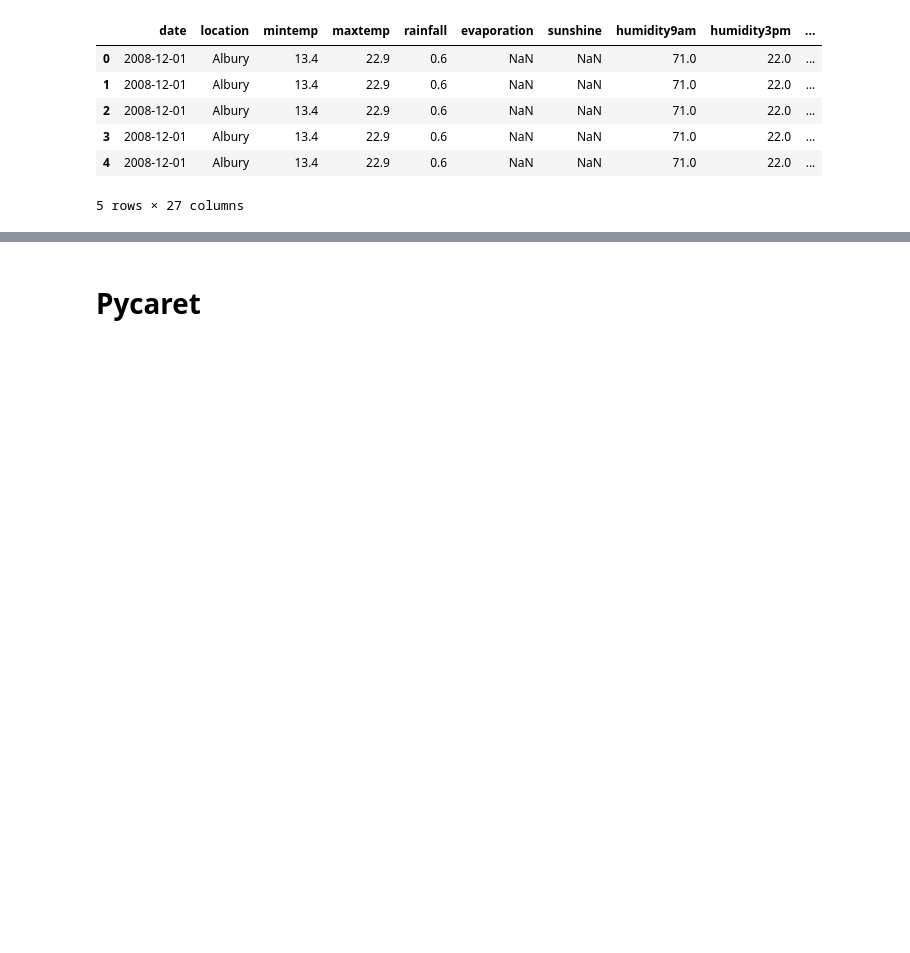
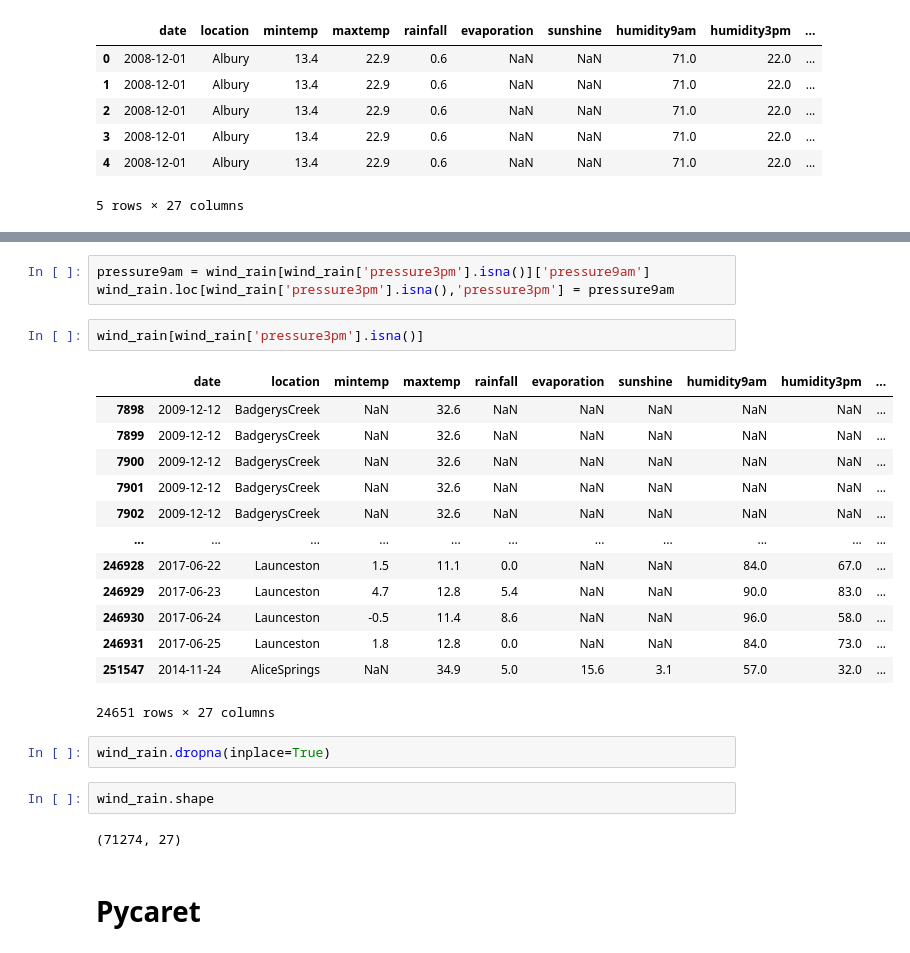
Before and after one commit to Lucascapdeville/weather_prediction, a Jupyter notebook: weather_prediction.ipynb, the cells around one changed output, grey strips where cells are left out. Drawn from its saved outputs; the diff is of its cells as text; blank space fills up the shorter version.

```diff
--- a/weather_prediction.ipynb
+++ b/weather_prediction.ipynb
@@ -60,3 +97,28 @@ wind_rain.head()
+# %%
+pressure9am = wind_rain[wind_rain['pressure3pm'].isna()]['pressure9am']
+wind_rain.loc[wind_rain['pressure3pm'].isna(),'pressure3pm'] = pressure9am
+# %%
+wind_rain[wind_rain['pressure3pm'].isna()]
+# %% [output]
+|  | date | location | mintemp | maxtemp | rainfall | evaporation | sunshine | humidity9am | humidity3pm | ... |
+| 7898 | 2009-12-12 | BadgerysCreek | NaN | 32.6 | NaN | NaN | NaN | NaN | NaN | ... |
+| 7899 | 2009-12-12 | BadgerysCreek | NaN | 32.6 | NaN | NaN | NaN | NaN | NaN | ... |
+| 7900 | 2009-12-12 | BadgerysCreek | NaN | 32.6 | NaN | NaN | NaN | NaN | NaN | ... |
+| 7901 | 2009-12-12 | BadgerysCreek | NaN | 32.6 | NaN | NaN | NaN | NaN | NaN | ... |
+| 7902 | 2009-12-12 | BadgerysCreek | NaN | 32.6 | NaN | NaN | NaN | NaN | NaN | ... |
+| ... | ... | ... | ... | ... | ... | ... | ... | ... | ... | ... |
+| 246928 | 2017-06-22 | Launceston | 1.5 | 11.1 | 0.0 | NaN | NaN | 84.0 | 67.0 | ... |
+| 246929 | 2017-06-23 | Launceston | 4.7 | 12.8 | 5.4 | NaN | NaN | 90.0 | 83.0 | ... |
+| 246930 | 2017-06-24 | Launceston | -0.5 | 11.4 | 8.6 | NaN | NaN | 96.0 | 58.0 | ... |
+| 246931 | 2017-06-25 | Launceston | 1.8 | 12.8 | 0.0 | NaN | NaN | 84.0 | 73.0 | ... |
+| 251547 | 2014-11-24 | AliceSprings | NaN | 34.9 | 5.0 | 15.6 | 3.1 | 57.0 | 32.0 | ... |
+24651 rows × 27 columns
+# %%
+wind_rain.dropna(inplace=True)
+# %%
+wind_rain.shape
+# %% [output]
+(71274, 27)
 # %% [markdown]
 # Pycaret
 # %%
```
Also changed, not shown: parts of 15 cells of this notebook.
